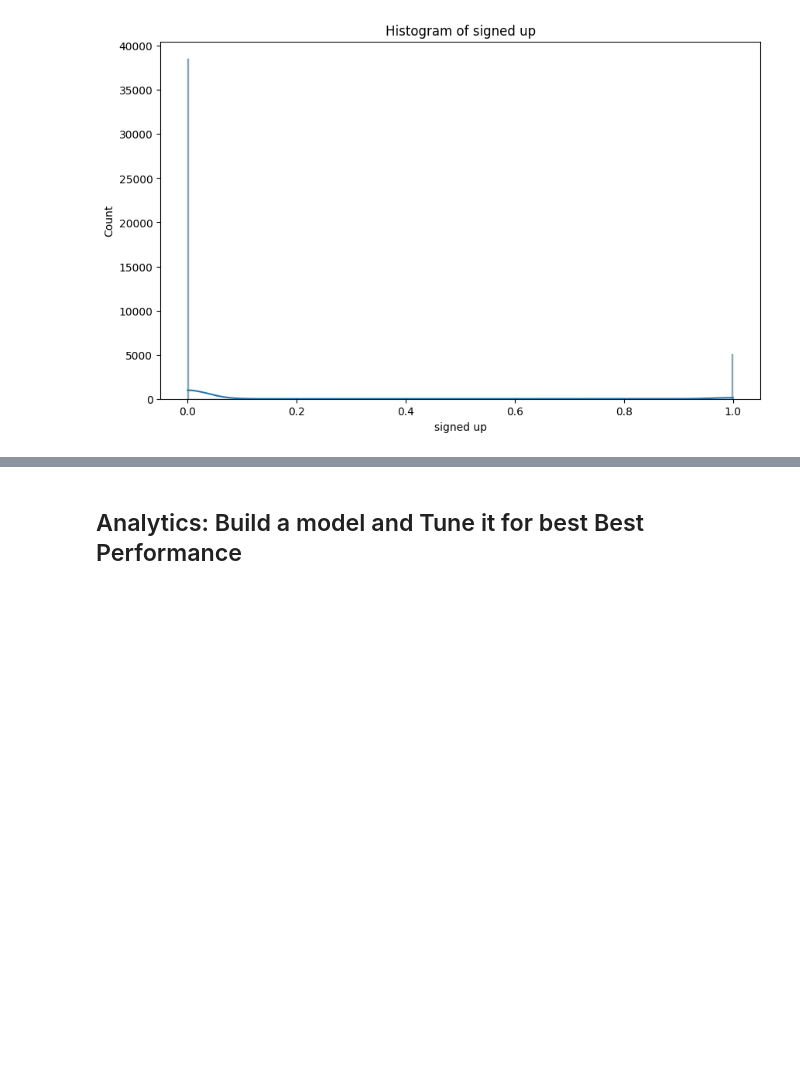
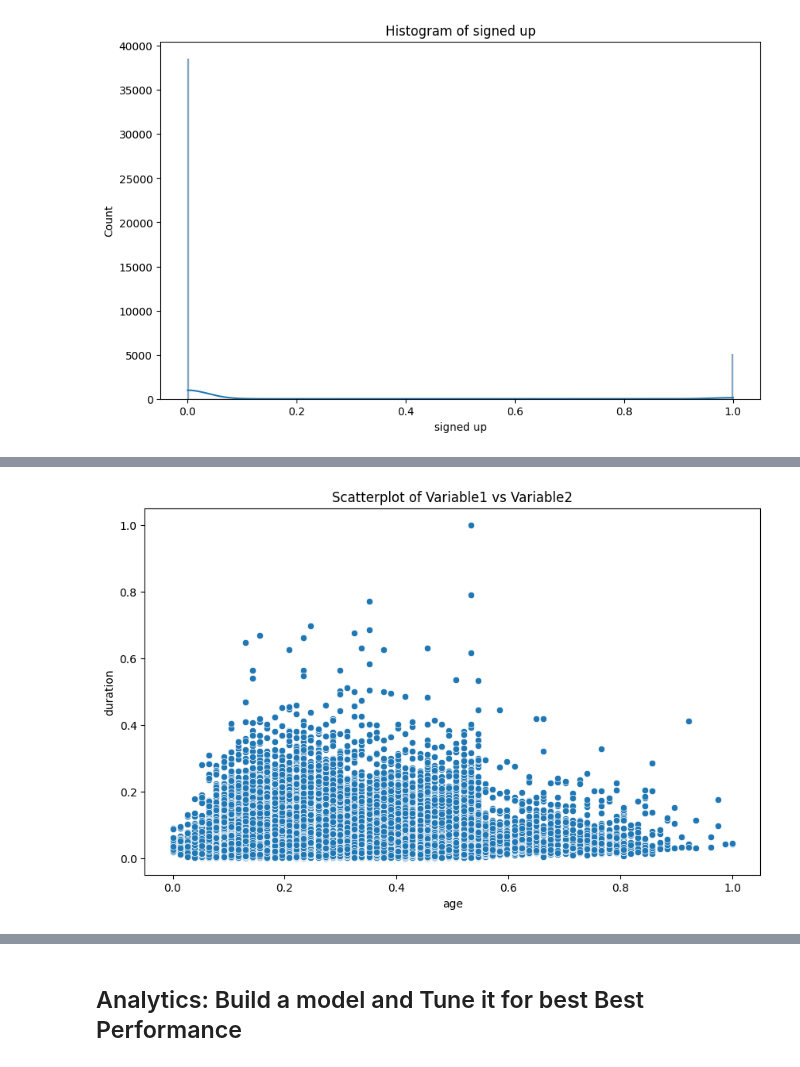
Before and after one commit to ciarafitz54/ds1001_final, a Jupyter notebook: ds1001_final/notebooks/Final_Project_Notebook.ipynb, the cells around one changed output, grey strips where cells are left out. Saved outputs shown, nothing was run; the diff lists cells and outputs as text; code cells hidden in the pictures; blank space fills up the shorter version.

```diff
--- a/ds1001_final/notebooks/Final_Project_Notebook.ipynb
+++ b/ds1001_final/notebooks/Final_Project_Notebook.ipynb
@@ -141,14 +166,14 @@ num_numeric_columns = "xx".select_dtypes(include=['number']).shape[1]
 # %%
 # Normalization
 scaler = MinMaxScaler()
-"xx"["xx".select_dtypes(include=['number']).columns] = scaler.fit_transform("xx".select_dtypes(include=['number']))
+bank[bank.select_dtypes(include=['number']).columns] = scaler.fit_transform(bank.select_dtypes(include=['number']))
 # %%
 # Likely need to convert categorical columns to category dtype
-for col in "xx".select_dtypes(include=['object']).columns:
-    "xx"[col] = "xx"[col].astype('category')
+for col in bank.select_dtypes(include=['object']).columns:
+    bank[col] = bank[col].astype('category')
 # %%
 # Creating dummy variables, make sure the variables that need to be converted to dummies are categorical, not numeric.
 # This might require you to convert some columns to categorical first using astype('category')
-"xx" = pd.get_dummies("xx", drop_first=True)
+bank = pd.get_dummies(bank, drop_first=True)
 # %%
 # Display missing data using the isnull function, is there any missing data?
@@ -156,13 +206,15 @@ print("xx".isnull().sum())
 # %%
 # remove missing values if needed
-"xx" = "xx".dropna()
+bank = bank.dropna()
 # %%
 # Scatterplot between two continuous variables
 plt.figure(figsize=(10, 6))
-sns.scatterplot(x='Variable1', y='Variable2', data="xx")  # Replace 'Variable1' and 'Variable2' with your column names
+sns.scatterplot(x='age', y='duration', data=bank)  # Replace 'Variable1' and 'Variable2' with your column names
 plt.title('Scatterplot of Variable1 vs Variable2')
 plt.savefig('scatterplot.png')  # Save the scatterplot image
 plt.show()
+# %% [output]
+[figure, added]
 # %%
 # Density chart of a continuous variable
 plt.figure(figsize=(10, 6))
```
Also changed, not shown: parts of 8 cells of this notebook, 1 other file.
